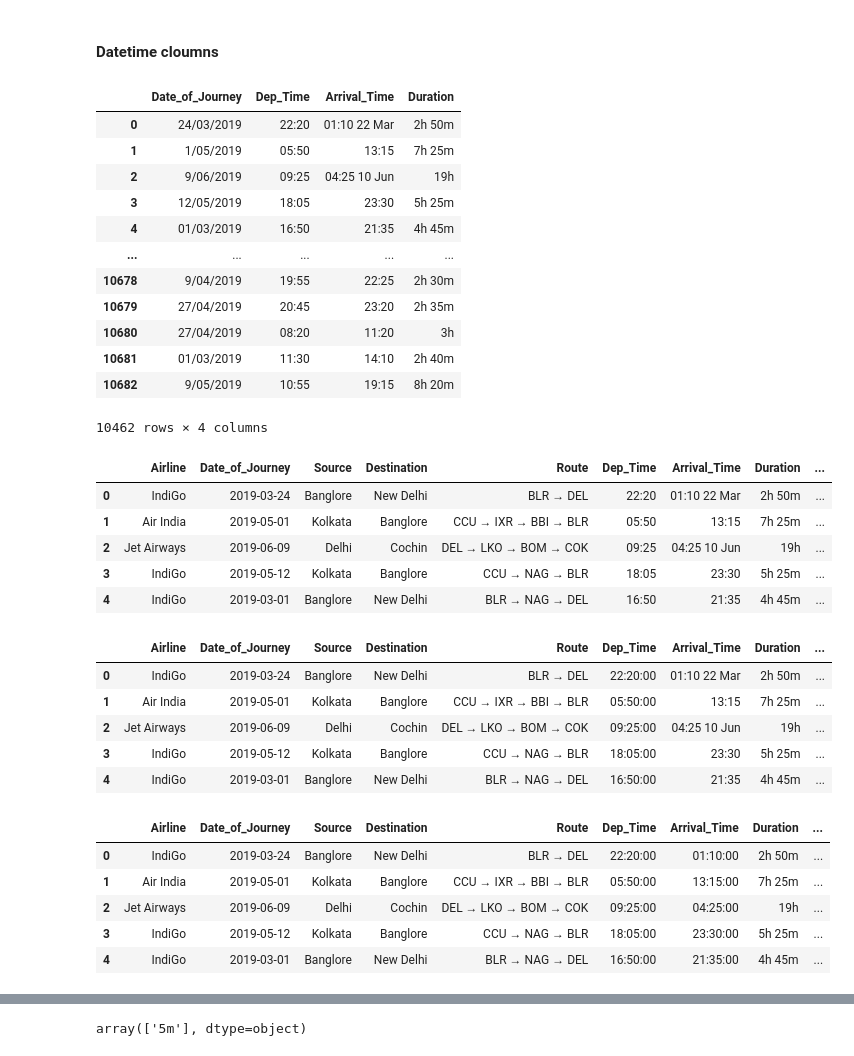
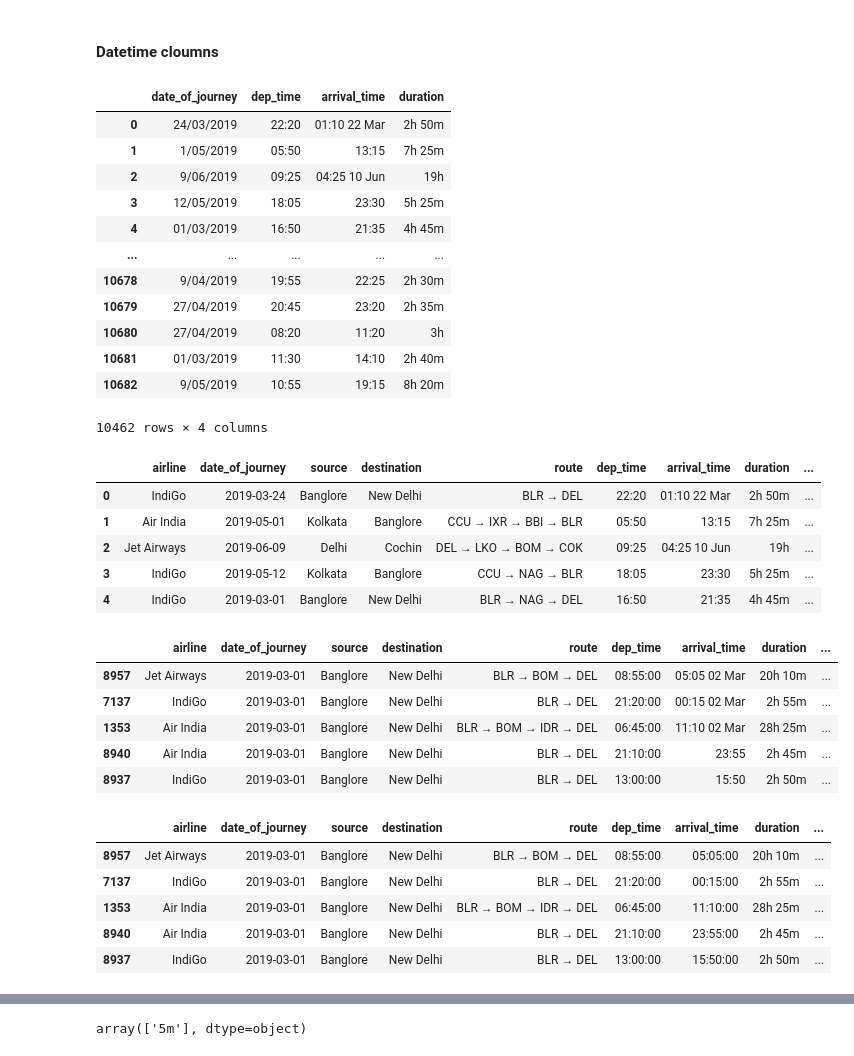
Before and after one commit to YASHGUPTA2611/Flights-Prediction-AWS-Sagemaker, a Jupyter notebook: Jupyter_notebooks/Data_cleaning.ipynb, the cells around one changed output, grey strips where cells are left out. Saved outputs shown, nothing was run; the diff lists cells and outputs as text; code cells hidden in the pictures.

```diff
--- a/Jupyter_notebooks/Data_cleaning.ipynb
+++ b/Jupyter_notebooks/Data_cleaning.ipynb
@@ -57,0 +66,2 @@ Index(['Airline', 'Date_of_Journey', 'Source', 'Destination', 'Route',
+# %%
+flights_df.columns = [i.lower() for i in flights_df.columns.to_list()]
@@ -165,4 +216,4 @@ Name: proportion, dtype: float64
 # %%
 # Using vectorized operations with str.replace
-flights_df["Airline"] = flights_df["Airline"].str.replace(" Premium economy", "", regex=False)
-flights_df["Airline"] = flights_df["Airline"].str.replace(" Business", "", regex=False)
+flights_df["airline"] = flights_df["airline"].str.replace(" Premium economy", "", regex=False)
+flights_df["airline"] = flights_df["airline"].str.replace(" Business", "", regex=False)
@@ -183,9 +232,9 @@ Name: count, dtype: int64
 # %% [markdown]
 #### Datetime cloumns
 # %%
-flights_df[["Date_of_Journey", "Dep_Time", "Arrival_Time", "Duration"]]
+flights_df[["date_of_journey", "dep_time", "arrival_time", "duration"]]
 # %% [output]
-|  | Date_of_Journey | Dep_Time | Arrival_Time | Duration |
+|  | date_of_journey | dep_time | arrival_time | duration |
 | 0 | 24/03/2019 | 22:20 | 01:10 22 Mar | 2h 50m |
 | 1 | 1/05/2019 | 05:50 | 13:15 | 7h 25m |
 | 2 | 9/06/2019 | 09:25 | 04:25 10 Jun | 19h |
@@ -200,36 +249,38 @@ flights_df[["Date_of_Journey", "Dep_Time", "Arrival_Time", "Duration"]]
 10462 rows × 4 columns
 # %%
 # Date of journey
-flights_df["Date_of_Journey"] = pd.to_datetime(flights_df["Date_of_Journey"], format= "%d/%m/%Y")
+flights_df["date_of_journey"] = pd.to_datetime(flights_df["date_of_journey"], format= "%d/%m/%Y")
 flights_df.head()
 # %% [output]
-|  | Airline | Date_of_Journey | Source | Destination | Route | Dep_Time | Arrival_Time | Duration | ... |
+|  | airline | date_of_journey | source | destination | route | dep_time | arrival_time | duration | ... |
 | 0 | IndiGo | 2019-03-24 | Banglore | New Delhi | BLR → DEL | 22:20 | 01:10 22 Mar | 2h 50m | ... |
 | 1 | Air India | 2019-05-01 | Kolkata | Banglore | CCU → IXR → BBI → BLR | 05:50 | 13:15 | 7h 25m | ... |
 | 2 | Jet Airways | 2019-06-09 | Delhi | Cochin | DEL → LKO → BOM → COK | 09:25 | 04:25 10 Jun | 19h | ... |
 | 3 | IndiGo | 2019-05-12 | Kolkata | Banglore | CCU → NAG → BLR | 18:05 | 23:30 | 5h 25m | ... |
 | 4 | IndiGo | 2019-03-01 | Banglore | New Delhi | BLR → NAG → DEL | 16:50 | 21:35 | 4h 45m | ... |
+# %%
+flights_df.sort_values("date_of_journey", ascending=True, inplace=True)
 # %%
-# Assuming Dep_Time is in "HH:MM" format
-flights_df["Dep_Time"] =  pd.to_datetime(flights_df["Dep_Time"], format='%H:%M').dt.time
+# Assuming dep_time is in "HH:MM" format
+flights_df["dep_time"] =  pd.to_datetime(flights_df["dep_time"], format='%H:%M').dt.time
 flights_df.head()
 # %% [output]
-|  | Airline | Date_of_Journey | Source | Destination | Route | Dep_Time | Arrival_Time | Duration | ... |
-| 0 | IndiGo | 2019-03-24 | Banglore | New Delhi | BLR → DEL | 22:20:00 | 01:10 22 Mar | 2h 50m | ... |
-| 1 | Air India | 2019-05-01 | Kolkata | Banglore | CCU → IXR → BBI → BLR | 05:50:00 | 13:15 | 7h 25m | ... |
-| 2 | Jet Airways | 2019-06-09 | Delhi | Cochin | DEL → LKO → BOM → COK | 09:25:00 | 04:25 10 Jun | 19h | ... |
-| 3 | IndiGo | 2019-05-12 | Kolkata | Banglore | CCU → NAG → BLR | 18:05:00 | 23:30 | 5h 25m | ... |
-| 4 | IndiGo | 2019-03-01 | Banglore | New Delhi | BLR → NAG → DEL | 16:50:00 | 21:35 | 4h 45m | ... |
+|  | airline | date_of_journey | source | destination | route | dep_time | arrival_time | duration | ... |
+| 8957 | Jet Airways | 2019-03-01 | Banglore | New Delhi | BLR → BOM → DEL | 08:55:00 | 05:05 02 Mar | 20h 10m | ... |
+| 7137 | IndiGo | 2019-03-01 | Banglore | New Delhi | BLR → DEL | 21:20:00 | 00:15 02 Mar | 2h 55m | ... |
+| 1353 | Air India | 2019-03-01 | Banglore | New Delhi | BLR → BOM → IDR → DEL | 06:45:00 | 11:10 02 Mar | 28h 25m | ... |
+| 8940 | Air India | 2019-03-01 | Banglore | New Delhi | BLR → DEL | 21:10:00 | 23:55 | 2h 45m | ... |
+| 8937 | IndiGo | 2019-03-01 | Banglore | New Delhi | BLR → DEL | 13:00:00 | 15:50 | 2h 50m | ... |
 # %%
-# Assuming Arrival_time is in "HH:MM" format
+# Assuming arrival_time is in "HH:MM" format
 
-flights_df["Arrival_Time"]  = pd.to_datetime(flights_df["Arrival_Time"].str.split(" ", expand=True)[0]).dt.time
+flights_df["arrival_time"]  = pd.to_datetime(flights_df["arrival_time"].str.split(" ", expand=True)[0]).dt.time
 flights_df.head()
 # %% [output]
-|  | Airline | Date_of_Journey | Source | Destination | Route | Dep_Time | Arrival_Time | Duration | ... |
-| 0 | IndiGo | 2019-03-24 | Banglore | New Delhi | BLR → DEL | 22:20:00 | 01:10:00 | 2h 50m | ... |
-| 1 | Air India | 2019-05-01 | Kolkata | Banglore | CCU → IXR → BBI → BLR | 05:50:00 | 13:15:00 | 7h 25m | ... |
-| 2 | Jet Airways | 2019-06-09 | Delhi | Cochin | DEL → LKO → BOM → COK | 09:25:00 | 04:25:00 | 19h | ... |
-| 3 | IndiGo | 2019-05-12 | Kolkata | Banglore | CCU → NAG → BLR | 18:05:00 | 23:30:00 | 5h 25m | ... |
-| 4 | IndiGo | 2019-03-01 | Banglore | New Delhi | BLR → NAG → DEL | 16:50:00 | 21:35:00 | 4h 45m | ... |
+|  | airline | date_of_journey | source | destination | route | dep_time | arrival_time | duration | ... |
+| 8957 | Jet Airways | 2019-03-01 | Banglore | New Delhi | BLR → BOM → DEL | 08:55:00 | 05:05:00 | 20h 10m | ... |
+| 7137 | IndiGo | 2019-03-01 | Banglore | New Delhi | BLR → DEL | 21:20:00 | 00:15:00 | 2h 55m | ... |
+| 1353 | Air India | 2019-03-01 | Banglore | New Delhi | BLR → BOM → IDR → DEL | 06:45:00 | 11:10:00 | 28h 25m | ... |
+| 8940 | Air India | 2019-03-01 | Banglore | New Delhi | BLR → DEL | 21:10:00 | 23:55:00 | 2h 45m | ... |
+| 8937 | IndiGo | 2019-03-01 | Banglore | New Delhi | BLR → DEL | 13:00:00 | 15:50:00 | 2h 50m | ... |
 # %%
```
Also changed, not shown: parts of 55 cells of this notebook, 21 other files.
